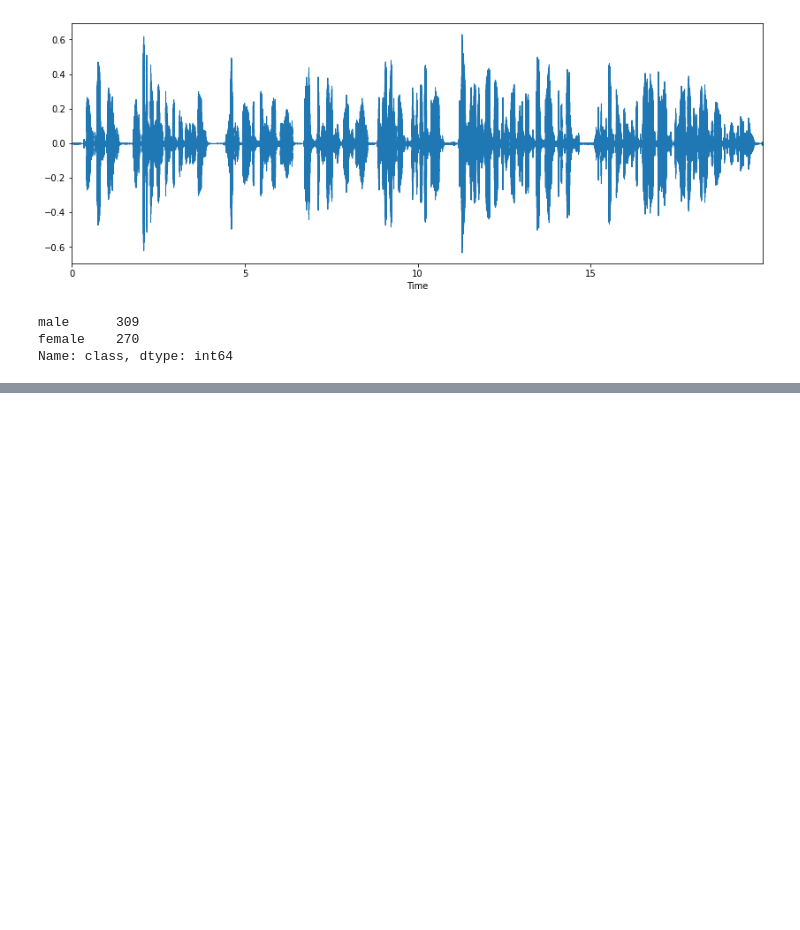
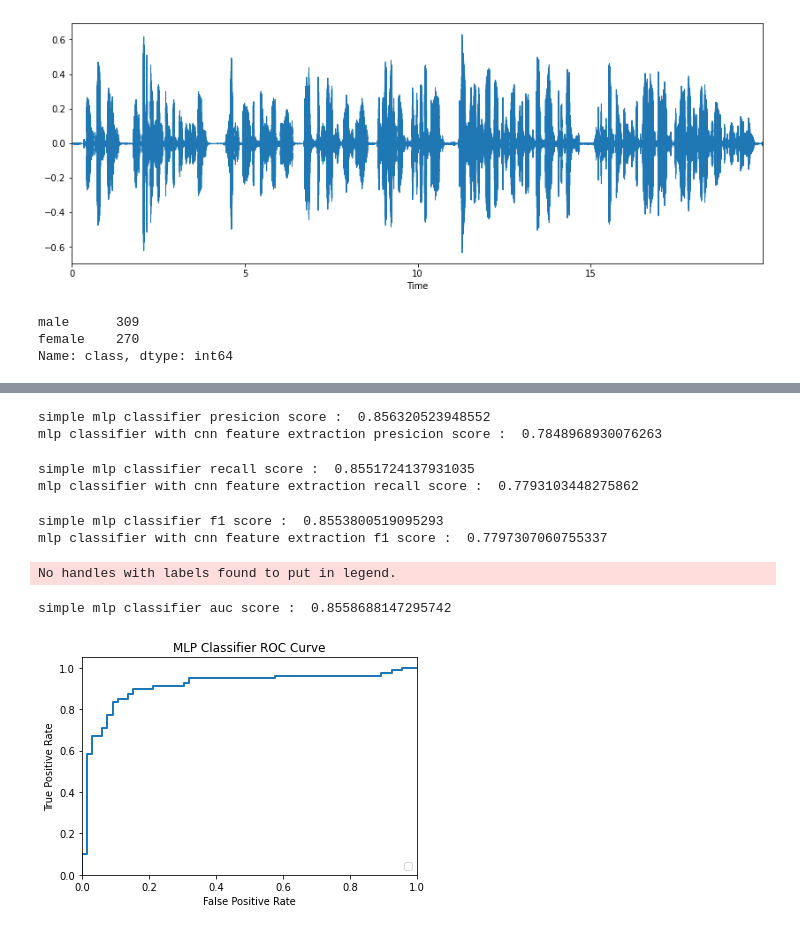
Before and after one commit to neilalden/audio_classification, a Jupyter notebook: CNN.ipynb, the cells around one changed output, grey strips where cells are left out. Cells and saved outputs as stored; diff of their text form; code cells hidden in the pictures; blank space fills up the shorter version.

```diff
--- a/CNN.ipynb
+++ b/CNN.ipynb
@@ -290,0 +263,13 @@ metadata
+# %%
+from sklearn.neural_network import MLPClassifier
+mlpc= MLPClassifier(solver='lbfgs', alpha=1e-5, hidden_layer_sizes=(15,),  warm_start=True, random_state=0)
+cnn_mlpc= MLPClassifier(solver='lbfgs', alpha=1e-5, hidden_layer_sizes=(15,),  warm_start=True, random_state=0)
+
+mlpc.fit(reshaped_X_train, y_train)
+mlpc_acc = mlpc.score(reshaped_X_test, y_test)
+
+cnn_mlpc.fit(new_X_train, y_train)
+cnn_mlpc_acc = cnn_mlpc.score(new_X_test, y_test)
+
+print("simple mlp classifier accuracy :",mlpc_acc)
+print("mlp classifier with cnn feature extraction accuracy :",cnn_mlpc_acc)
@@ -290,0 +279,66 @@ metadata
+# %%
+from sklearn.metrics import precision_score
+
+mlpc_y_pred = mlpc.predict(reshaped_X_test)
+
+cnn_mlpc_y_pred = cnn_mlpc.predict(new_X_test)
+
+mlpc_precision_score = precision_score(y_test, mlpc_y_pred, average='weighted')
+cnn_mlpc_precision_score = precision_score(y_test, cnn_mlpc_y_pred, average='weighted')
+
+print("simple mlp classifier presicion score : ",mlpc_precision_score)
+print("mlp classifier with cnn feature extraction presicion score : ", cnn_mlpc_precision_score)
+# %% [output]
+simple mlp classifier presicion score :  0.856320523948552
+mlp classifier with cnn feature extraction presicion score :  0.7848968930076263
+# %%
+from sklearn.metrics import recall_score
+
+mlpc_y_pred = mlpc.predict(reshaped_X_test)
+
+cnn_mlpc_y_pred = cnn_mlpc.predict(new_X_test)
+
+mlpc_recall_score = recall_score(y_test, mlpc_y_pred, average='weighted')
+cnn_mlpc_recall_score = recall_score(y_test, cnn_mlpc_y_pred, average='weighted')
+
+print("simple mlp classifier recall score : ",mlpc_recall_score)
+print("mlp classifier with cnn feature extraction recall score : ", cnn_mlpc_recall_score)
+# %% [output]
+simple mlp classifier recall score :  0.8551724137931035
+mlp classifier with cnn feature extraction recall score :  0.7793103448275862
+# %%
+from sklearn.metrics import f1_score
+
+mlpc_y_pred = mlpc.predict(reshaped_X_test)
+
+cnn_mlpc_y_pred = cnn_mlpc.predict(new_X_test)
+
+mlpc_f1_score = f1_score(y_test, mlpc_y_pred, average='weighted')
+cnn_mlpc_f1_score = f1_score(y_test, cnn_mlpc_y_pred, average='weighted')
+
+print("simple mlp classifier f1 score : ",mlpc_f1_score)
+print("mlp classifier with cnn feature extraction f1 score : ", cnn_mlpc_f1_score)
+# %% [output]
+simple mlp classifier f1 score :  0.8553800519095293
+mlp classifier with cnn feature extraction f1 score :  0.7797307060755337
+# %%
+from sklearn.metrics import roc_curve, roc_auc_score
+lw = 2
+fpr2, tpr2, threshold = roc_curve(y_test, mlpc.predict_proba(reshaped_X_test)[:,1])
+print("simple mlp classifier auc score : ", roc_auc_score(y_test, mlpc_y_pred))
+plt.plot(
+        fpr2,
+        tpr2,
+        lw=lw,
+        )
+plt.xlim([0.0, 1.0])
+plt.ylim([0.0, 1.05])
+plt.xlabel("False Positive Rate")
+plt.ylabel("True Positive Rate")
+plt.title("MLP Classifier ROC Curve")
+plt.legend(loc="lower right")
+plt.show()
+# %% [output]
+No handles with labels found to put in legend.
+simple mlp classifier auc score :  0.8558688147295742
+[figure, added]
```
Also changed, not shown: parts of 15 cells of this notebook.
